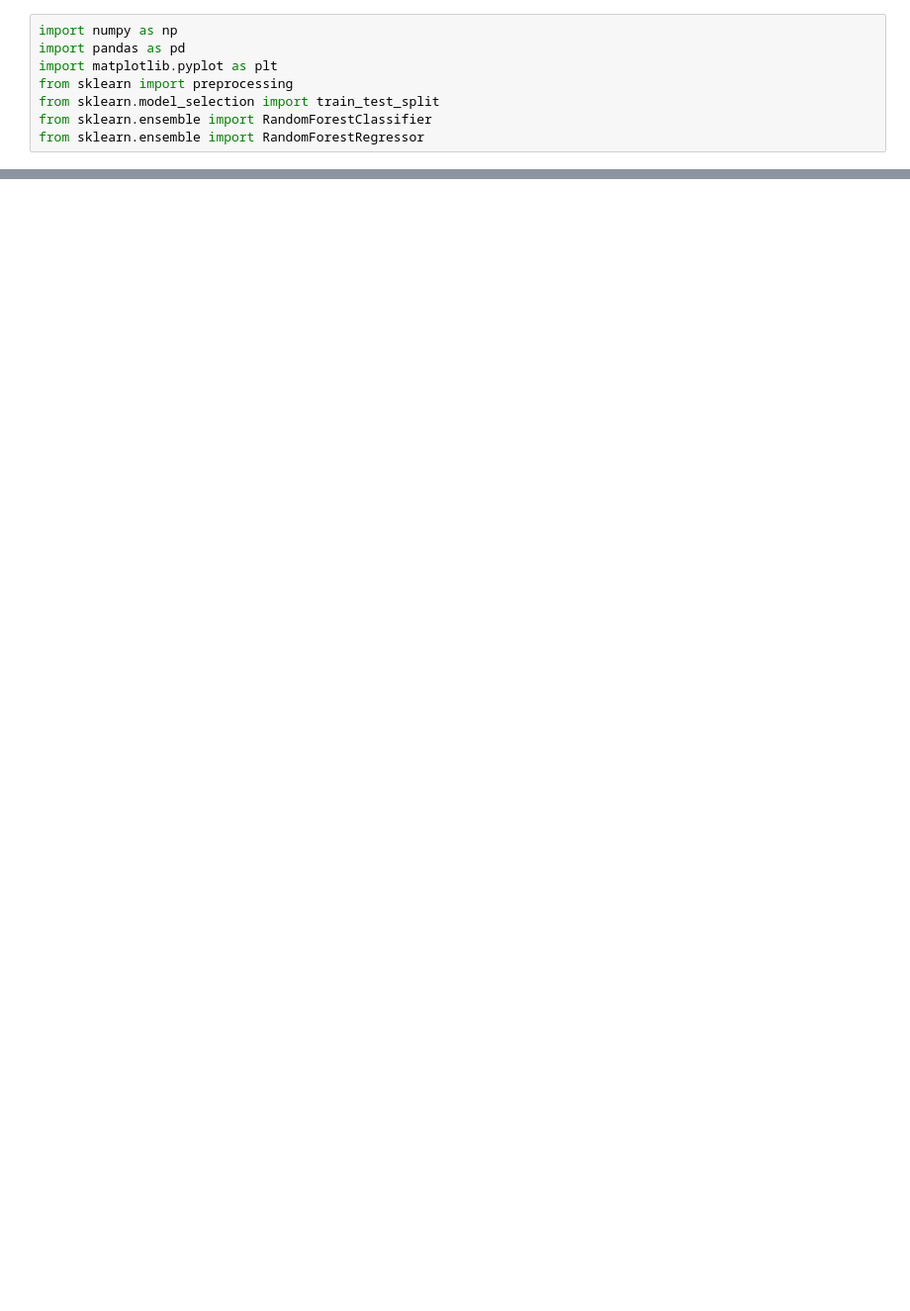
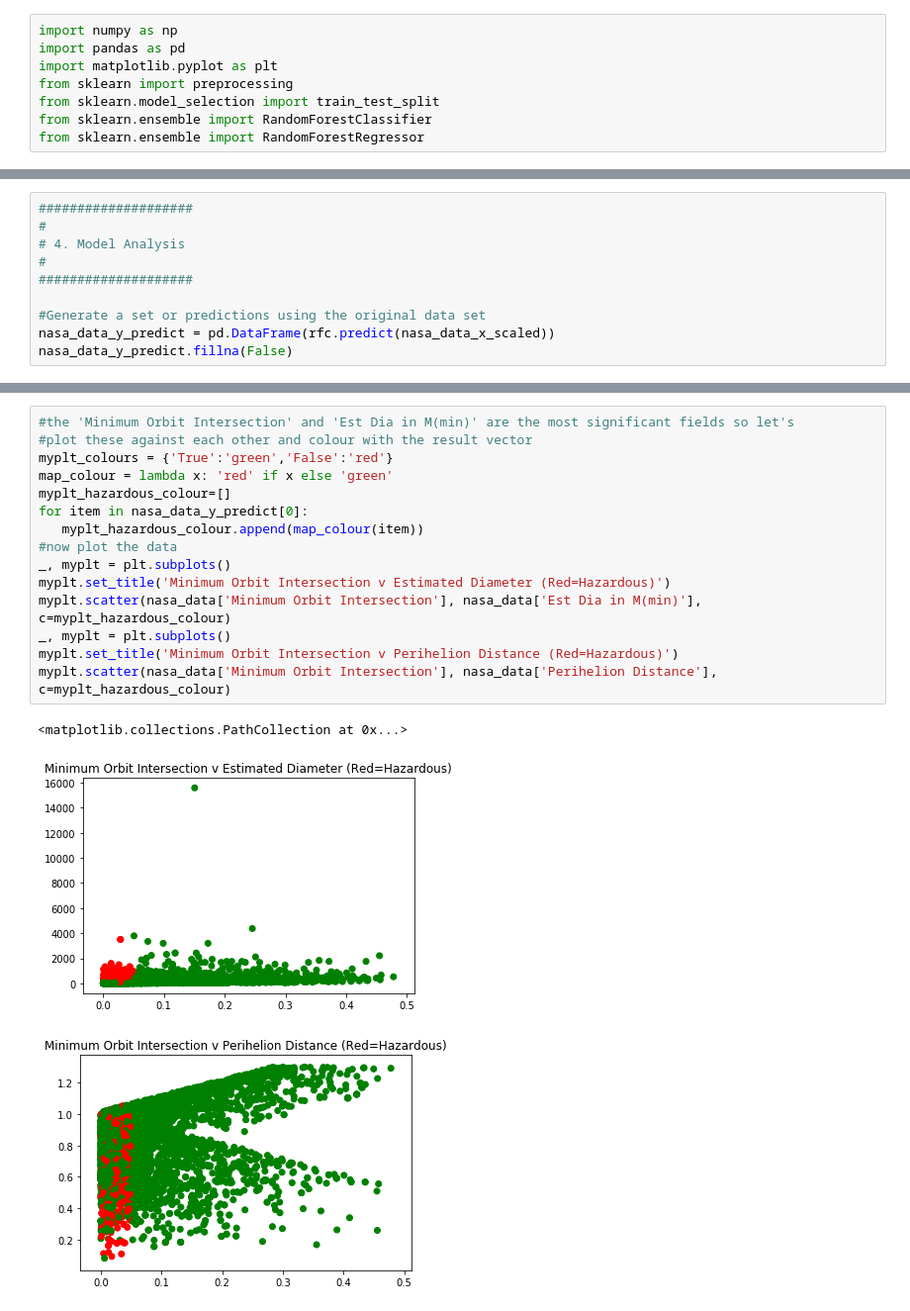
Before and after one commit to vipulpopat/MSCAI_CE4021_Project, a Jupyter notebook: Random_Forests.ipynb, the cells around one changed output, grey strips where cells are left out. Shown: that part at 99% size. Cells and saved outputs as stored; diff of their text form; blank space fills up the shorter version.

Commit message:
reasonable finish point for others to add to

```diff
--- a/Random_Forests.ipynb
+++ b/Random_Forests.ipynb
@@ -160,0 +176,10 @@ my_plt.bar(x_val,height=rfc.feature_importances_)
+# %%
+####################
+#
+# 4. Model Analysis
+#
+####################
+
+#Generate a set or predictions using the original data set
+nasa_data_y_predict = pd.DataFrame(rfc.predict(nasa_data_x_scaled))
+nasa_data_y_predict.fillna(False)
@@ -160,0 +205,19 @@ my_plt.bar(x_val,height=rfc.feature_importances_)
+# %%
+#the 'Minimum Orbit Intersection' and 'Est Dia in M(min)' are the most significant fields so let's
+#plot these against each other and colour with the result vector
+myplt_colours = {'True':'green','False':'red'}
+map_colour = lambda x: 'red' if x else 'green'
+myplt_hazardous_colour=[]
+for item in nasa_data_y_predict[0]:
+   myplt_hazardous_colour.append(map_colour(item))
+#now plot the data
+_, myplt = plt.subplots()
+myplt.set_title('Minimum Orbit Intersection v Estimated Diameter (Red=Hazardous)')
+myplt.scatter(nasa_data['Minimum Orbit Intersection'], nasa_data['Est Dia in M(min)'], c=myplt_hazardous_colour)
+_, myplt = plt.subplots()
+myplt.set_title('Minimum Orbit Intersection v Perihelion Distance (Red=Hazardous)')
+myplt.scatter(nasa_data['Minimum Orbit Intersection'], nasa_data['Perihelion Distance'], c=myplt_hazardous_colour)
+# %% [output]
+<matplotlib.collections.PathCollection at 0x...>
+[figure, added]
+[figure, added]
```
Also changed, not shown: parts of 9 cells of this notebook, 1 other file.
